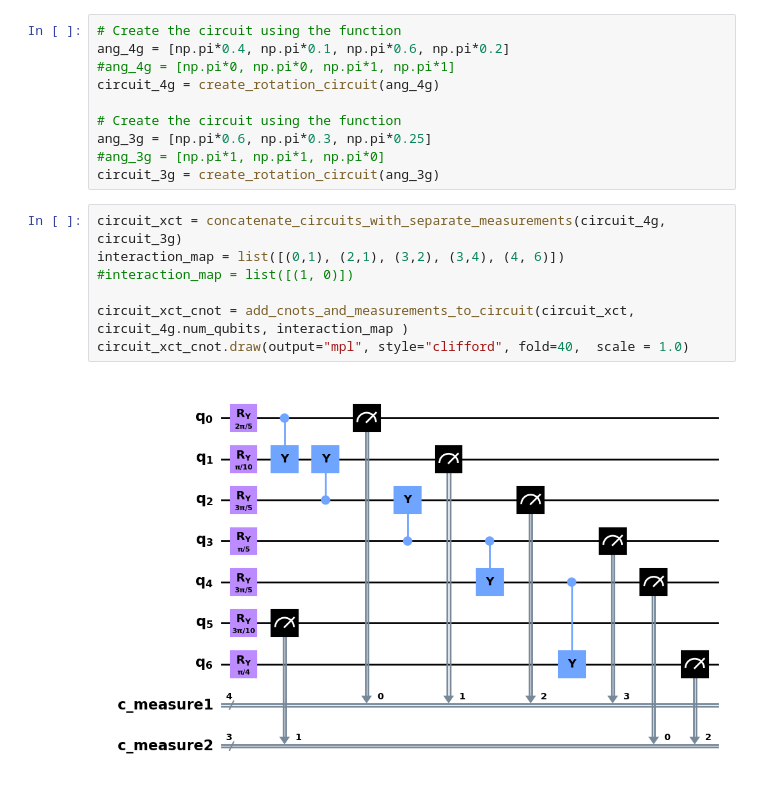
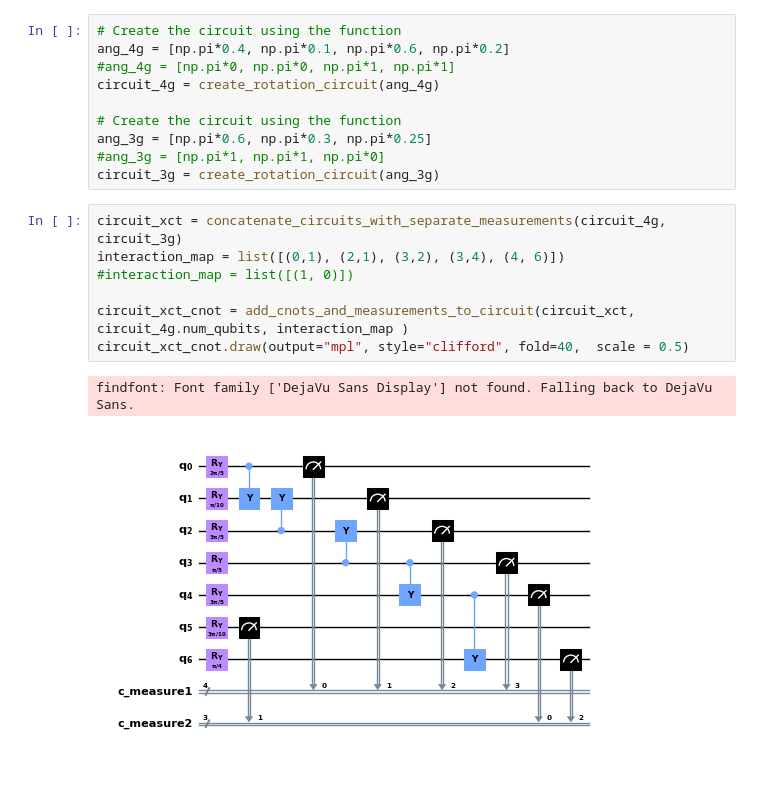
Before and after one commit to cailab-tamu/QuantumXCT, a Jupyter notebook: python/qSim_cell_chat.ipynb, the cells around one changed output. Cells and saved outputs as stored; diff of their text form.

```diff
--- a/python/qSim_cell_chat.ipynb
+++ b/python/qSim_cell_chat.ipynb
@@ -98,12 +148,13 @@ circuit_3g = create_rotation_circuit(ang_3g)
 # %%
 circuit_xct = concatenate_circuits_with_separate_measurements(circuit_4g, circuit_3g)
 interaction_map = list([(0,1), (2,1), (3,2), (3,4), (4, 6)])
 #interaction_map = list([(1, 0)])
 
 circuit_xct_cnot = add_cnots_and_measurements_to_circuit(circuit_xct, circuit_4g.num_qubits, interaction_map )
-circuit_xct_cnot.draw(output="mpl", style="clifford", fold=40,  scale = 1.0)
+circuit_xct_cnot.draw(output="mpl", style="clifford", fold=40,  scale = 0.5)
 # %% [output]
+findfont: Font family ['DejaVu Sans Display'] not found. Falling back to DejaVu Sans.
-[figure, old version]
+[figure, new version]
 # %%
 counts_measure1, counts_measure2 = plot_measurement_histograms(circuit_xct_cnot, nshots=2000, title_prefix="Greedy Optimized Circuit")
 # %% [output]
```
Also changed, not shown: parts of 31 cells of this notebook, 3 other files.
